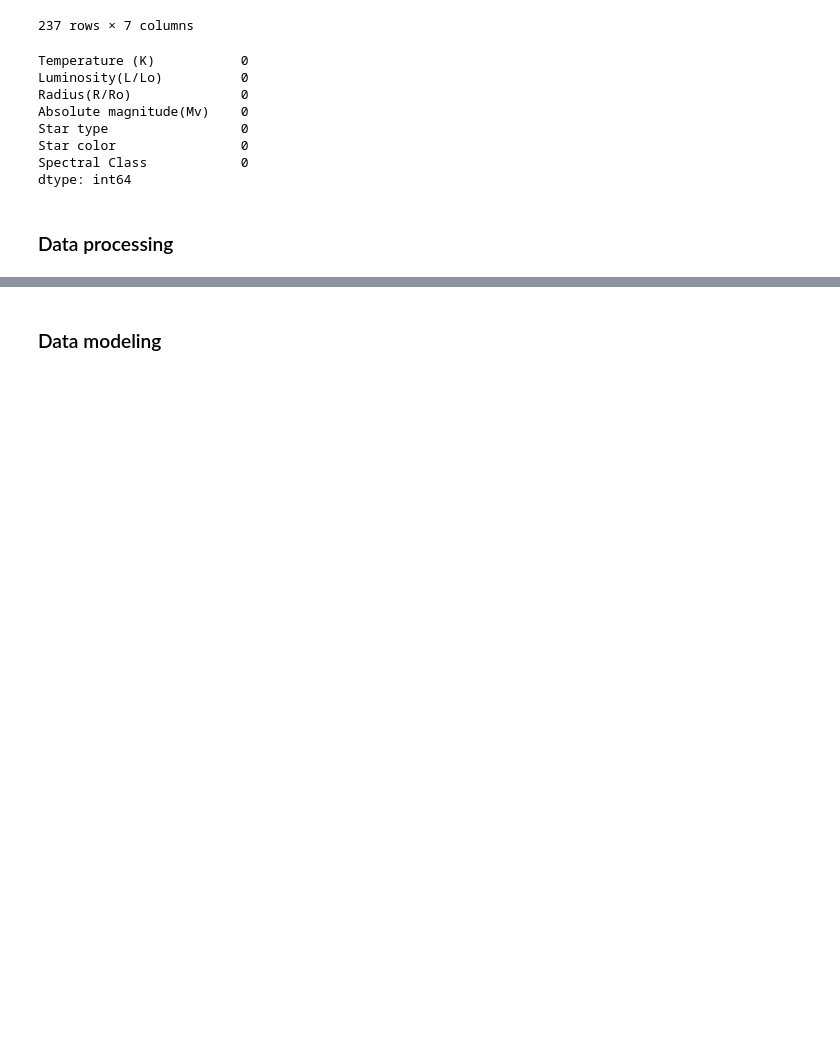
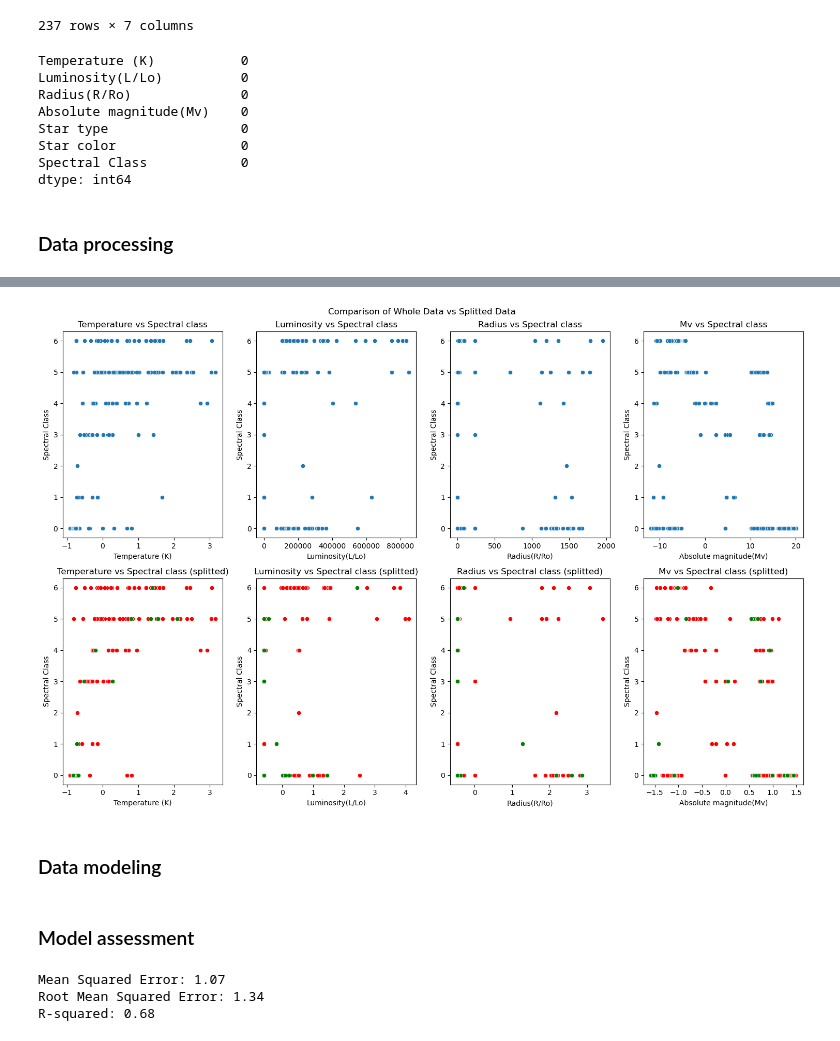
Before and after one commit to Sunnyshio/Spectral-Classification-of-a-Star, a Jupyter notebook: Spectral_classification_of_a_star.ipynb, the cells around one changed output, grey strips where cells are left out. Cells and saved outputs as stored; diff of their text form; code cells hidden in the pictures; blank space fills up the shorter version.

Commit message:
added data modeling and model assessment sections

```diff
--- a/Spectral_classification_of_a_star.ipynb
+++ b/Spectral_classification_of_a_star.ipynb
@@ -305,2 +286,46 @@ plt.show()
+# %%
+plt.figure(figsize=(15, 10))
+
+plt.subplot(2,4,1)
+plt.title("Temperature vs Spectral class")
+sns.scatterplot(x=scaledx_features["Temperature (K)"], y=y_features)
+
+plt.subplot(2,4,2)
+plt.title("Luminosity vs Spectral class")
+sns.scatterplot(x=df["Luminosity(L/Lo)"], y=df["Spectral Class"])
+
+plt.subplot(2,4,3)
+plt.title("Radius vs Spectral class")
+sns.scatterplot(x=df["Radius(R/Ro)"], y=df["Spectral Class"])
+
+plt.subplot(2,4,4)
+plt.title("Mv vs Spectral class")
+sns.scatterplot(x=df["Absolute magnitude(Mv)"], y=df["Spectral Class"])
+
+plt.subplot(2,4,5)
+plt.title("Temperature vs Spectral class (splitted)")
+sns.scatterplot(x=x_train["Temperature (K)"], y=y_train, color='red')
+sns.scatterplot(x=x_test["Temperature (K)"], y=y_test, color='green')
+
+plt.subplot(2,4,6)
+plt.title("Luminosity vs Spectral class (splitted)")
+sns.scatterplot(x=x_train["Luminosity(L/Lo)"], y=y_train, color='red')
+sns.scatterplot(x=x_test["Luminosity(L/Lo)"], y=y_test, color='green')
+
+plt.subplot(2,4,7)
+plt.title("Radius vs Spectral class (splitted)")
+sns.scatterplot(x=x_train["Radius(R/Ro)"], y=y_train, color='red')
+sns.scatterplot(x=x_test["Radius(R/Ro)"], y=y_test, color='green')
+
+plt.subplot(2,4,8)
+plt.title("Mv vs Spectral class (splitted)")
+sns.scatterplot(x=x_train["Absolute magnitude(Mv)"], y=y_train, color='red')
+sns.scatterplot(x=x_test["Absolute magnitude(Mv)"], y=y_test, color='green')
+
+plt.suptitle("Comparison of Whole Data vs Splitted Data ")
+plt.tight_layout()
+plt.show()
+# %% [output]
+[figure, added]
 # %% [markdown]
 ### Data modeling
@@ -306,0 +337,14 @@ plt.show()
+# %% [markdown]
+### Model assessment
+# %%
+MAE = mean_absolute_error(y_test, y_pred)
+MSE = root_mean_squared_error(y_test, y_pred)
+rsquared = r2_score(y_test, y_pred)
+
+print(f"Mean Squared Error: {MAE:.2f}")
+print(f"Root Mean Squared Error: {MSE:.2f}")
+print(f"R-squared: {rsquared:.2f}")
+# %% [output]
+Mean Squared Error: 1.07
+Root Mean Squared Error: 1.34
+R-squared: 0.68
```
Also changed, not shown: parts of 4 cells of this notebook.
